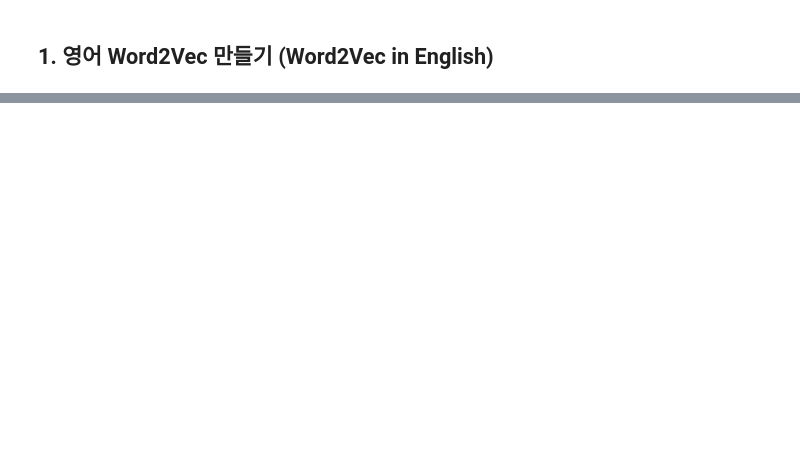
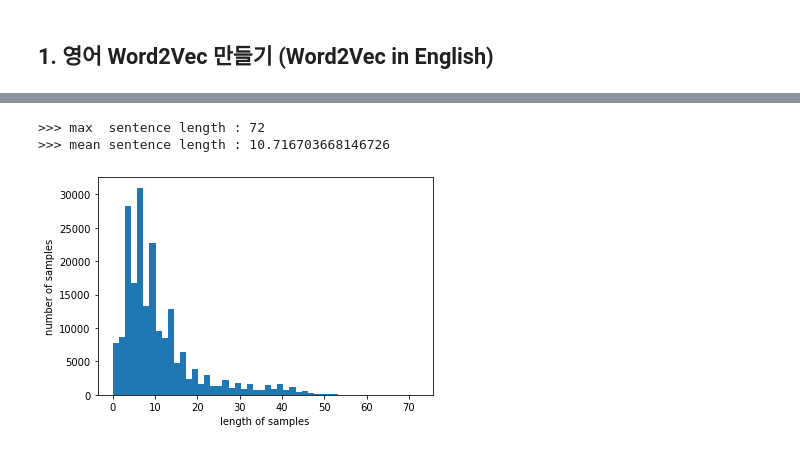
Before and after one commit to sam351/TIL2021, a Jupyter notebook: wikidocs-nlp-deeplearning/10-03_Word2Vec.ipynb, the cells around one changed output, grey strips where cells are left out. Cells and saved outputs as stored; diff of their text form; code cells hidden in the pictures; blank space fills up the shorter version.

Commit message:
Modify 10-03_Word2Vec.ipynb
- Add 2. Word2Vec with Naver Movie Reviews
  - Load & Pre-process data
  - Check the distribution of sentence length

```diff
--- a/wikidocs-nlp-deeplearning/10-03_Word2Vec.ipynb
+++ b/wikidocs-nlp-deeplearning/10-03_Word2Vec.ipynb
@@ -125,0 +148,18 @@ Wall time: 4.47 s
+# %%
+%%time
+
+# download Korean corpus - Naver movie review
+urllib.request.urlretrieve("https://raw.githubusercontent.com/e9t/nsmc/master/ratings.txt", filename="ratings.txt")
+
+# load data
+train_data = pd.read_table('ratings.txt')
+train_data = train_data.dropna()  # drop rows with NA
+
+# pre-process data - takes time
+train_data['document_processed'] = train_data['document'].str.replace('[^ㄱ-ㅎㅏ-ㅣ가-힣 ]', '')
+stopwords = ['의','가','이','은','들','는','좀','잘','걍','과','도','를','으로','자','에','와','한','하다']
+okt = Okt()
+train_data['document_processed'] = train_data['document_processed'].apply(lambda sent : [tk for tk in okt.morphs(sent, stem=True) if tk not in stopwords])
+
+# check the result
+show_table(train_data)
@@ -125,0 +177,14 @@ Wall time: 4.47 s
+# %%
+# check the distribution of sentence length
+len_ser = train_data['document_processed'].str.len()
+print('>>> max  sentence length :', len_ser.max())
+print('>>> mean sentence length :', len_ser.mean())
+
+len_ser.plot.hist(bins=50)
+plt.xlabel('length of samples')
+plt.ylabel('number of samples')
+plt.show()
+# %% [output]
+>>> max  sentence length : 72
+>>> mean sentence length : 10.716703668146726
+[figure, added]
```
Also changed, not shown: parts of 9 cells of this notebook.
